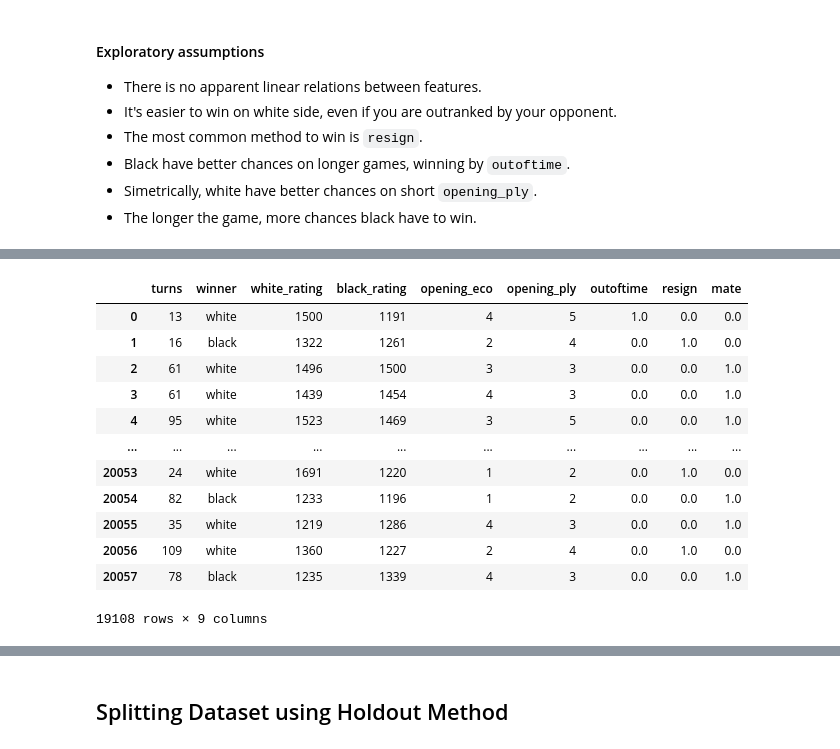
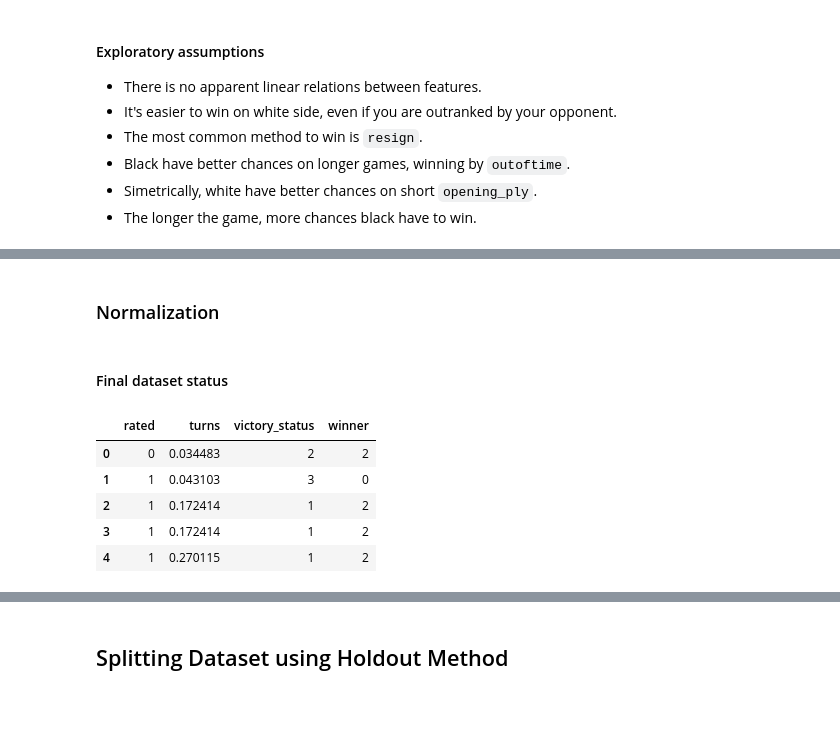
Before and after one commit to ceschini/lichess_win_prediction, a Jupyter notebook: ml_chess_predict.ipynb, the cells around one changed output, grey strips where cells are left out. Cells and saved outputs as stored; diff of their text form; code cells hidden in the pictures; blank space fills up the shorter version.

```diff
--- a/ml_chess_predict.ipynb
+++ b/ml_chess_predict.ipynb
@@ -292,16 +264,43 @@ chess.drop(draws.index, inplace=True)
+# %%
+from sklearn.preprocessing import LabelEncoder
+LE = LabelEncoder()
+chess['winner'] = LE.fit_transform(chess['winner'])
+chess['rated'] = LE.fit_transform(chess['rated'])
+chess['victory_status'] = LE.fit_transform(chess['victory_status'])
+# %%
+from sklearn.impute import KNNImputer     #Completing missing data with KNN Algorithm
+imputer = KNNImputer(missing_values=np.nan, n_neighbors=5)
+imputer.fit(chess)
+chess[:] = imputer.transform(chess)
+# %% [markdown]
+### Normalization
+# %%
+def normalize(val):
+    val = (val-np.min(val))/(np.max(val)-np.min(val))
+    return val
+# %%
+# MINE
+# features = ['turns', 'white_rating', 'black_rating', 'elo_diff', 'opening_ply']
+
+# ZEYNEP
+features = ['turns']
+
+# ZEYNEP + ELO
+# features = ['turns', 'white_rating', 'black_rating', 'elo_diff']
+
+# ZEYNEP + OPENINGS
+# features = ['turns', 'opening_ply']
+
+for ft in features:
+    chess[ft] = normalize(chess[ft])
+# %% [markdown]
+#### Final dataset status
 # %%
-chess
+chess.head()
 # %% [output]
-|  | turns | winner | white_rating | black_rating | opening_eco | opening_ply | outoftime | resign | mate |
-| 0 | 13 | white | 1500 | 1191 | 4 | 5 | 1.0 | 0.0 | 0.0 |
-| 1 | 16 | black | 1322 | 1261 | 2 | 4 | 0.0 | 1.0 | 0.0 |
-| 2 | 61 | white | 1496 | 1500 | 3 | 3 | 0.0 | 0.0 | 1.0 |
-| 3 | 61 | white | 1439 | 1454 | 4 | 3 | 0.0 | 0.0 | 1.0 |
-| 4 | 95 | white | 1523 | 1469 | 3 | 5 | 0.0 | 0.0 | 1.0 |
-| ... | ... | ... | ... | ... | ... | ... | ... | ... | ... |
-| 20053 | 24 | white | 1691 | 1220 | 1 | 2 | 0.0 | 1.0 | 0.0 |
-| 20054 | 82 | black | 1233 | 1196 | 1 | 2 | 0.0 | 0.0 | 1.0 |
-| 20055 | 35 | white | 1219 | 1286 | 4 | 3 | 0.0 | 0.0 | 1.0 |
-| 20056 | 109 | white | 1360 | 1227 | 2 | 4 | 0.0 | 1.0 | 0.0 |
-| 20057 | 78 | black | 1235 | 1339 | 4 | 3 | 0.0 | 0.0 | 1.0 |
+|  | rated | turns | victory_status | winner |
+| 0 | 0 | 0.034483 | 2 | 2 |
+| 1 | 1 | 0.043103 | 3 | 0 |
+| 2 | 1 | 0.172414 | 1 | 2 |
+| 3 | 1 | 0.172414 | 1 | 2 |
+| 4 | 1 | 0.270115 | 1 | 2 |
-19108 rows × 9 columns
```
Also changed, not shown: parts of 46 cells of this notebook, 1 other file.
